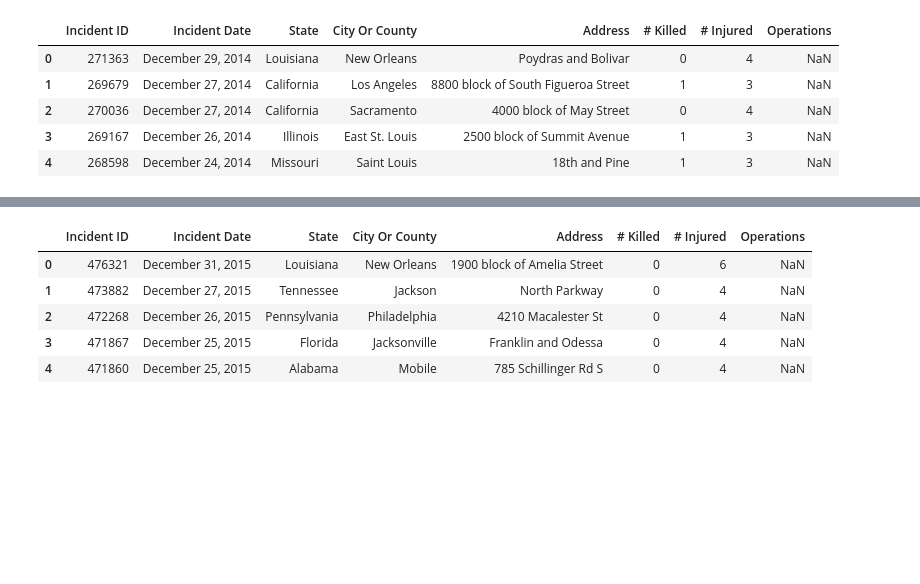
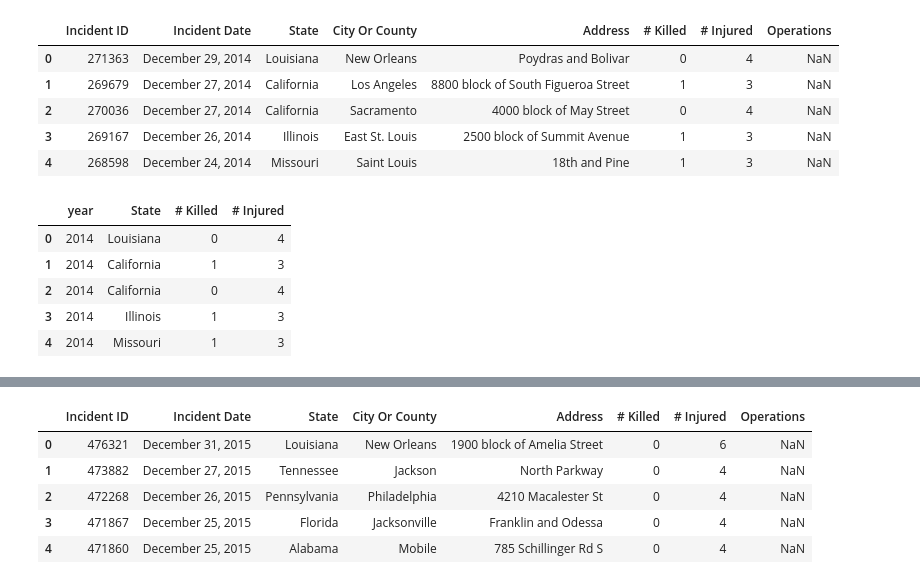
Before and after one commit to RSGDATA/ETL_project, a Jupyter notebook: us_mass_shootings.ipynb, the cells around one changed output, grey strips where cells are left out. Saved outputs shown, nothing was run; the diff lists cells and outputs as text; code cells hidden in the pictures; blank space fills up the shorter version.

```diff
--- a/us_mass_shootings.ipynb
+++ b/us_mass_shootings.ipynb
@@ -11,3 +14,17 @@ df_2014.head()
 | 2 | 270036 | December 27, 2014 | California | Sacramento | 4000 block of May Street | 0 | 4 | NaN |
 | 3 | 269167 | December 26, 2014 | Illinois | East St. Louis | 2500 block of Summit Avenue | 1 | 3 | NaN |
 | 4 | 268598 | December 24, 2014 | Missouri | Saint Louis | 18th and Pine | 1 | 3 | NaN |
+# %%
+df_2014 = df_2014[['Incident Date','State','# Killed','# Injured']].copy()
+df_2014[['month','year']] = df_2014['Incident Date'].str.split(',',expand=True)
+
+df_2014 = df_2014[['year','State','# Killed','# Injured']].copy()
+
+df_2014.head()
+# %% [output]
+|  | year | State | # Killed | # Injured |
+| 0 | 2014 | Louisiana | 0 | 4 |
+| 1 | 2014 | California | 1 | 3 |
+| 2 | 2014 | California | 0 | 4 |
+| 3 | 2014 | Illinois | 1 | 3 |
+| 4 | 2014 | Missouri | 1 | 3 |
```
Also changed, not shown: parts of 21 cells of this notebook.
